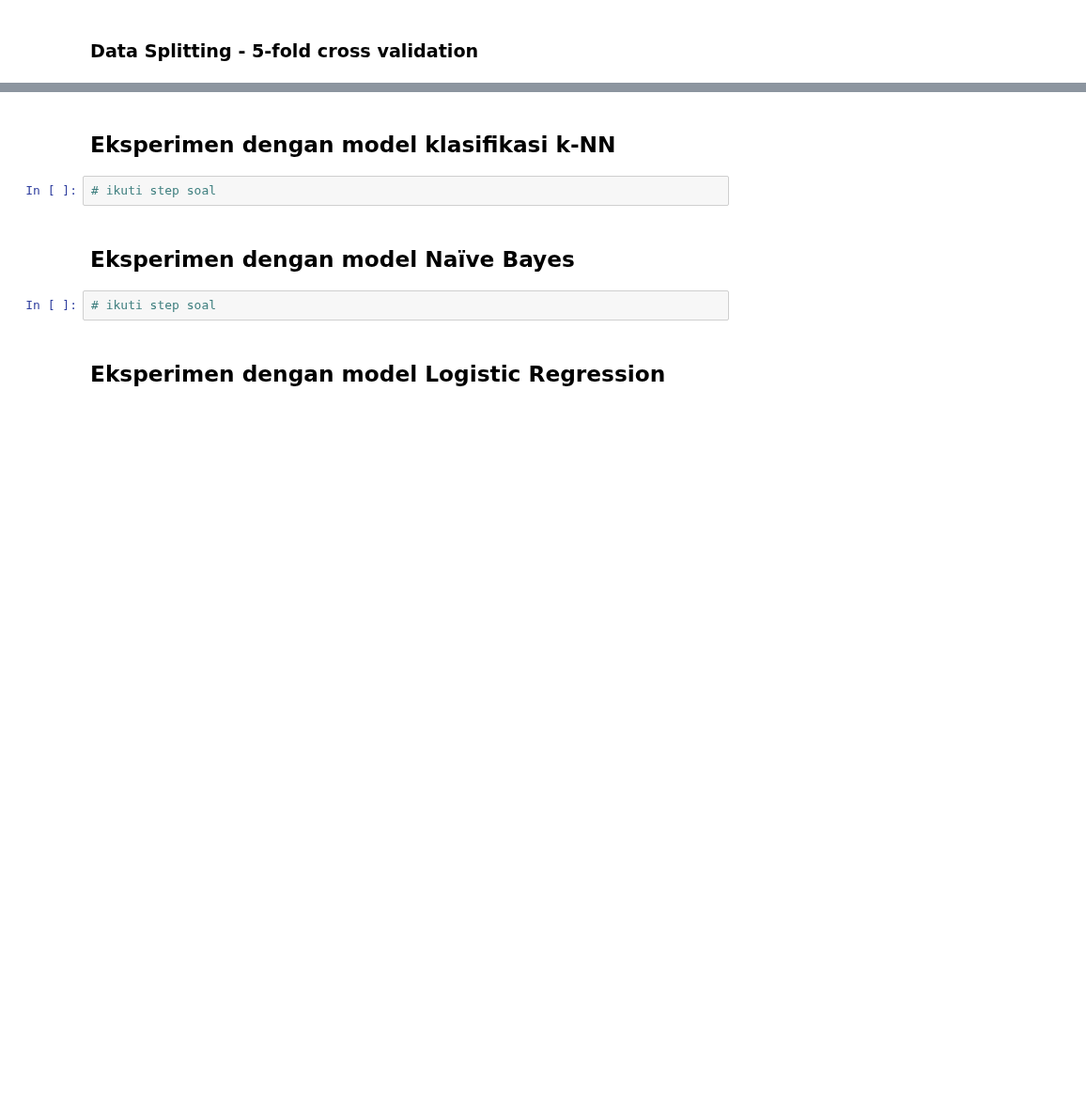
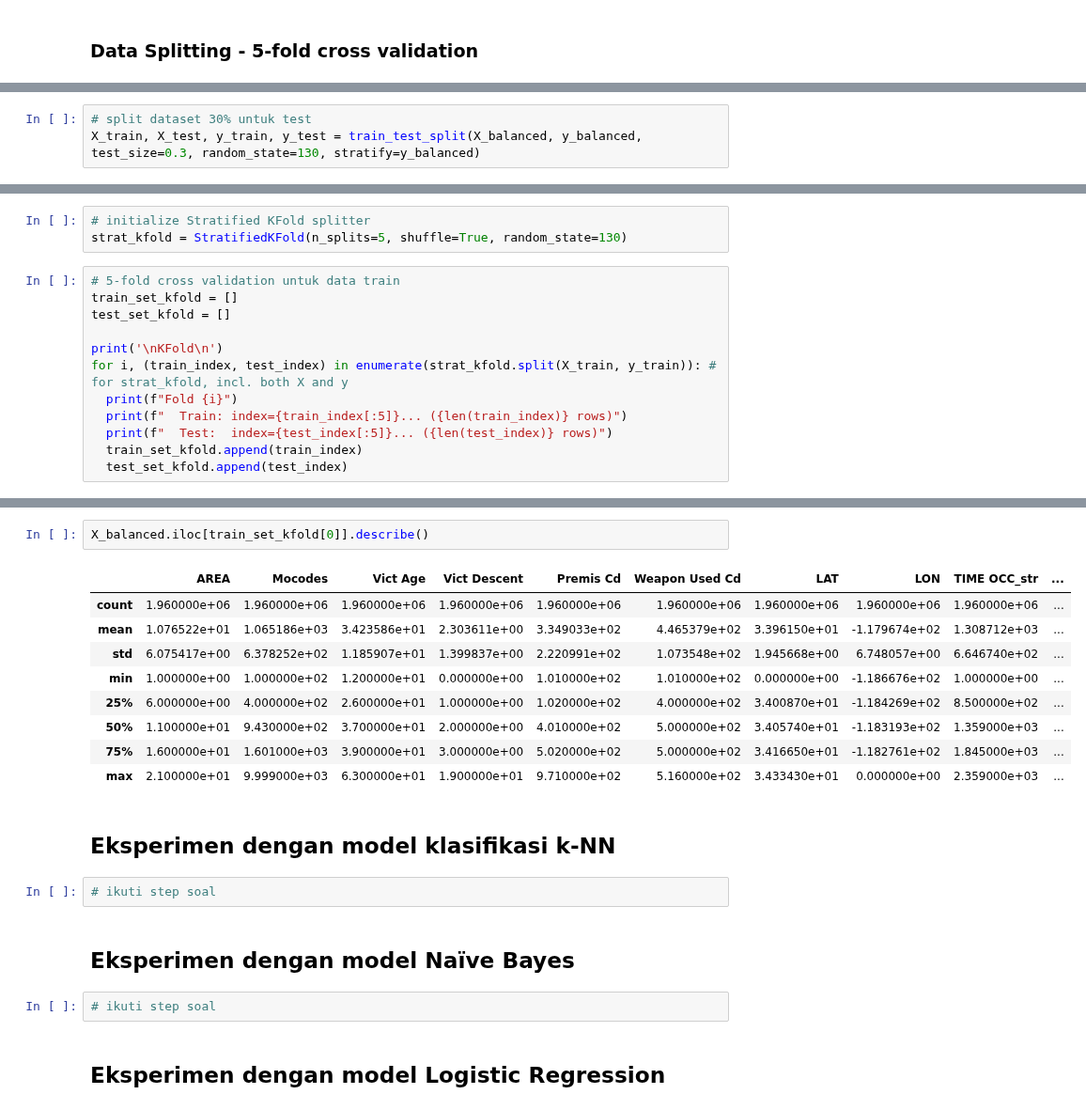
Before and after one commit to jasmrntha/tgp1-pap-c, a Jupyter notebook: tgp2-klasifikasi.ipynb, the cells around one changed output, grey strips where cells are left out. Shown at 94% size. Drawn from its saved outputs; the diff is of its cells as text; blank space fills up the shorter version.

Commit message:
data splitting

```diff
--- a/tgp2-klasifikasi.ipynb
+++ b/tgp2-klasifikasi.ipynb
@@ -697,0 +685,3 @@ memory usage: 317.1 MB
+# %%
+# split dataset 30% untuk test
+X_train, X_test, y_train, y_test = train_test_split(X_balanced, y_balanced, test_size=0.3, random_state=130, stratify=y_balanced)
@@ -697,0 +711,15 @@ memory usage: 317.1 MB
+# %%
+# initialize Stratified KFold splitter
+strat_kfold = StratifiedKFold(n_splits=5, shuffle=True, random_state=130)
+# %%
+# 5-fold cross validation untuk data train
+train_set_kfold = []
+test_set_kfold = []
+
+print('\nKFold\n')
+for i, (train_index, test_index) in enumerate(strat_kfold.split(X_train, y_train)): # for strat_kfold, incl. both X and y
+  print(f"Fold {i}")
+  print(f"  Train: index={train_index[:5]}... ({len(train_index)} rows)")
+  print(f"  Test:  index={test_index[:5]}... ({len(test_index)} rows)")
+  train_set_kfold.append(train_index)
+  test_set_kfold.append(test_index)
@@ -698,3 +744,15 @@ memory usage: 317.1 MB
+# %%
+X_balanced.iloc[train_set_kfold[0]].describe()
+# %% [output]
+|  | AREA | Mocodes | Vict Age | Vict Descent | Premis Cd | Weapon Used Cd | LAT | LON | TIME OCC_str | ... |
+| count | 1.960000e+06 | 1.960000e+06 | 1.960000e+06 | 1.960000e+06 | 1.960000e+06 | 1.960000e+06 | 1.960000e+06 | 1.960000e+06 | 1.960000e+06 | ... |
+| mean | 1.076522e+01 | 1.065186e+03 | 3.423586e+01 | 2.303611e+00 | 3.349033e+02 | 4.465379e+02 | 3.396150e+01 | -1.179674e+02 | 1.308712e+03 | ... |
+| std | 6.075417e+00 | 6.378252e+02 | 1.185907e+01 | 1.399837e+00 | 2.220991e+02 | 1.073548e+02 | 1.945668e+00 | 6.748057e+00 | 6.646740e+02 | ... |
+| min | 1.000000e+00 | 1.000000e+02 | 1.200000e+01 | 0.000000e+00 | 1.010000e+02 | 1.010000e+02 | 0.000000e+00 | -1.186676e+02 | 1.000000e+00 | ... |
+| 25% | 6.000000e+00 | 4.000000e+02 | 2.600000e+01 | 1.000000e+00 | 1.020000e+02 | 4.000000e+02 | 3.400870e+01 | -1.184269e+02 | 8.500000e+02 | ... |
+| 50% | 1.100000e+01 | 9.430000e+02 | 3.700000e+01 | 2.000000e+00 | 4.010000e+02 | 5.000000e+02 | 3.405740e+01 | -1.183193e+02 | 1.359000e+03 | ... |
+| 75% | 1.600000e+01 | 1.601000e+03 | 3.900000e+01 | 3.000000e+00 | 5.020000e+02 | 5.000000e+02 | 3.416650e+01 | -1.182761e+02 | 1.845000e+03 | ... |
+| max | 2.100000e+01 | 9.999000e+03 | 6.300000e+01 | 1.900000e+01 | 9.710000e+02 | 5.160000e+02 | 3.433430e+01 | 0.000000e+00 | 2.359000e+03 | ... |
 # %% [markdown]
 ## Eksperimen dengan model klasifikasi k-NN
 # %%
```
Also changed, not shown: parts of 5 cells of this notebook.
